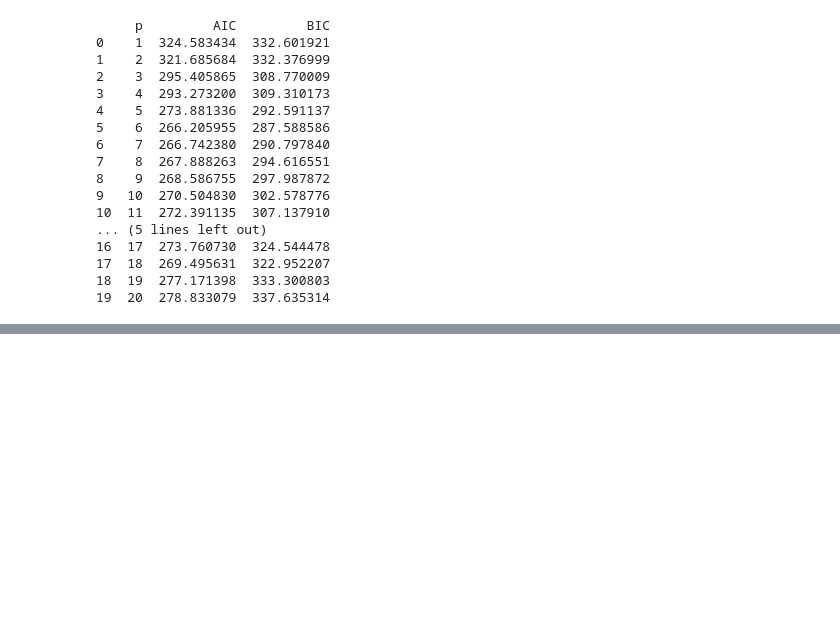
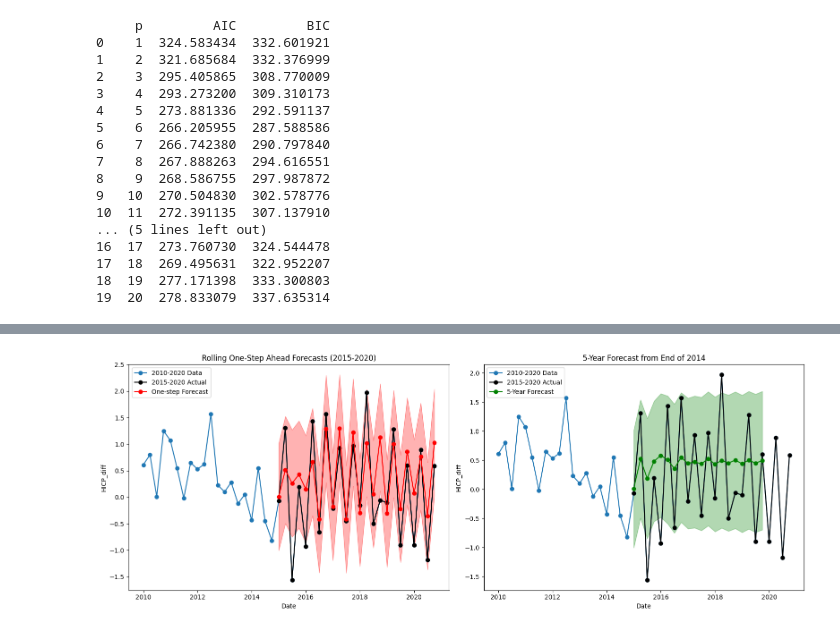
Before and after one commit to lyhxd1030/Time-Series-Analysis, a Jupyter notebook: Time series analysis..ipynb, the cells around one changed output, grey strips where cells are left out. Cells and saved outputs as stored; diff of their text form; code cells hidden in the pictures; blank space fills up the shorter version.

```diff
--- a/Time series analysis..ipynb
+++ b/Time series analysis..ipynb
@@ -309,0 +367,75 @@ print(results_df)
+# %%
+df.index = pd.PeriodIndex(df.index.astype(str), freq="Q")
+# %%
+train = df[df.index < pd.Period("2015Q1", freq="Q")]  # Training set: before 2015
+test = df[(df.index >= pd.Period("2015Q1", freq="Q")) & (df.index <= pd.Period("2020Q4", freq="Q"))]  # Test set: 2015-2020
+train_plot = df[(df.index >= pd.Period("2010Q1", freq="Q")) & (df.index <= pd.Period("2020Q4", freq="Q"))]  # Data for plotting: 2010-2020
+# %%
+# Fit an AR(6) model on the training data
+model = ARIMA(train['HICP_diff'], order=(6, 0, 0))
+results = model.fit()
+# %%
+# 5-year forecast from the end of 2014 (static forecast)
+forecast_res = results.get_forecast(steps=20)  # 20 quarters = 5 years
+forecast_mean = forecast_res.predicted_mean
+forecast_ci = forecast_res.conf_int()
+
+# Rolling one-step ahead forecasts for 2015-2020 using the .append() method.
+current_results = results  # Use the fitted results directly
+one_step_forecasts = []
+one_step_ci_lower = []
+one_step_ci_upper = []
+
+for date in test.index:
+    # Forecast one step ahead using the current state of the model
+    forecast_obj = current_results.get_forecast(steps=1)
+    forecast_value = forecast_obj.predicted_mean.iloc[0]
+    ci = forecast_obj.conf_int()
+    one_step_forecasts.append(forecast_value)
+    one_step_ci_lower.append(ci.iloc[0, 0])
+    one_step_ci_upper.append(ci.iloc[0, 1])
+
+    # Ensure the test data being appended maintains the same format as train
+    new_obs = test.loc[[date], ['HICP_diff']].copy()  # Select only the necessary column
+    new_obs.index = pd.PeriodIndex(new_obs.index.astype(str), freq="Q")  # Ensure correct freq
+    current_results = current_results.append(new_obs, refit=False)  # Append only relevant column
+
+# Convert forecast lists to Series with same index as test
+one_step_forecasts = pd.Series(one_step_forecasts, index=test.index)
+one_step_ci_lower = pd.Series(one_step_ci_lower, index=test.index)
+one_step_ci_upper = pd.Series(one_step_ci_upper, index=test.index)
+
+# Convert PeriodIndex to DatetimeIndex for plotting
+train_plot.index = train_plot.index.to_timestamp()
+test.index = test.index.to_timestamp()
+one_step_forecasts.index = one_step_forecasts.index.to_timestamp()
+forecast_mean.index = forecast_mean.index.to_timestamp()
+forecast_ci.index = forecast_ci.index.to_timestamp()
+
+# Create two side-by-side plots (showing only 2015-2020 on x-axis)
+fig, axes = plt.subplots(1, 2, figsize=(16, 6))
+
+# Left plot: Rolling one-step ahead forecasts for 2015-2020
+axes[0].plot(train_plot.index, train_plot['HICP_diff'], label='2010-2020 Data', marker='o')
+axes[0].plot(test.index, test['HICP_diff'], label='2015-2020 Actual', color='black', marker='o')
+axes[0].plot(one_step_forecasts.index, one_step_forecasts, label='One-step Forecast', color='red', marker='o')
+axes[0].fill_between(one_step_forecasts.index, one_step_ci_lower, one_step_ci_upper, color='red', alpha=0.3)
+axes[0].set_title("Rolling One-Step Ahead Forecasts (2015-2020)")
+axes[0].set_xlabel("Date")
+axes[0].set_ylabel("HICP_diff")
+axes[0].legend()
+
+# Right plot: 5-year ahead forecast from the end of 2014
+axes[1].plot(train_plot.index, train_plot['HICP_diff'], label='2010-2020 Data', marker='o')
+axes[1].plot(test.index, test['HICP_diff'], label='2015-2020 Actual', color='black', marker='o')
+axes[1].plot(forecast_mean.index, forecast_mean, label='5-Year Forecast', color='green', marker='o')
+axes[1].fill_between(forecast_ci.index, forecast_ci.iloc[:, 0], forecast_ci.iloc[:, 1], color='green', alpha=0.3)
+axes[1].set_title("5-Year Forecast from End of 2014")
+axes[1].set_xlabel("Date")
+axes[1].set_ylabel("HICP_diff")
+axes[1].legend()
+
+plt.tight_layout()
+plt.show()
+# %% [output]
+[figure, added]
```
Also changed, not shown: parts of 12 cells of this notebook.
